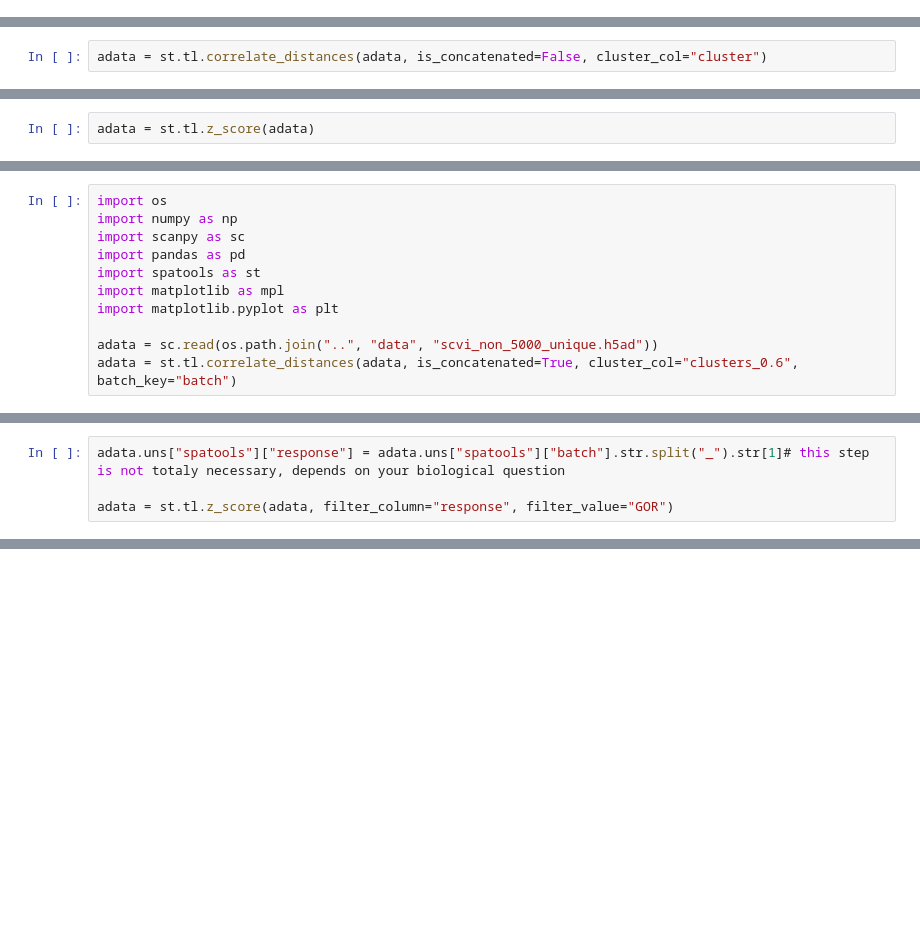
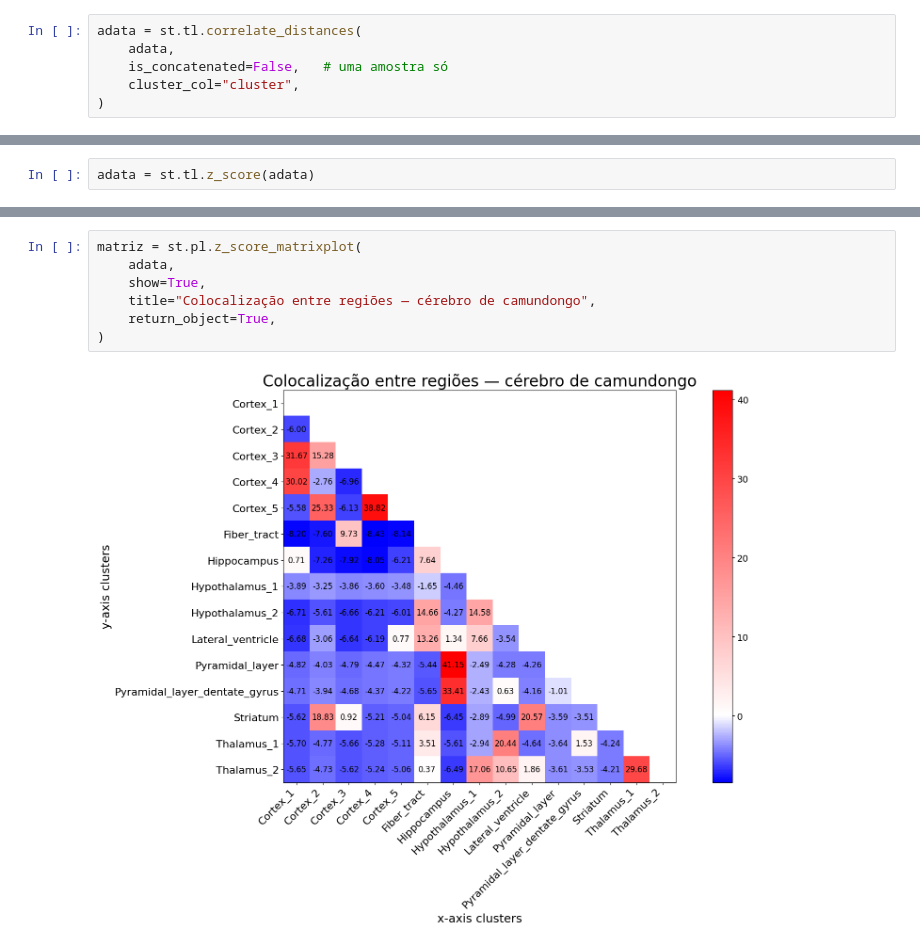
Before and after one commit to pedrovp161/spatools, a Jupyter notebook: Tutorials/clustering_correlation_analysis.ipynb, the cells around one changed output, grey strips where cells are left out. Drawn from its saved outputs; the diff is of its cells as text; blank space fills up the shorter version.

```diff
--- a/Tutorials/clustering_correlation_analysis.ipynb
+++ b/Tutorials/clustering_correlation_analysis.ipynb
@@ -16,0 +99,6 @@ adata = sq.datasets.visium_hne_adata()
+# %%
+adata = st.tl.correlate_distances(
+    adata,
+    is_concatenated=False,   # uma amostra só
+    cluster_col="cluster",
+)
@@ -49,2 +126,0 @@ Categories (15, object): ['Cortex_1', 'Cortex_2', 'Cortex_3', 'Cortex_4', ..., '
-# %%
-adata = st.tl.correlate_distances(adata, is_concatenated=False, cluster_col="cluster")
@@ -155,11 +143,0 @@ adata.uns["check_spots"]
-# %%
-import os
-import numpy as np
-import scanpy as sc
-import pandas as pd
-import spatools as st
-import matplotlib as mpl
-import matplotlib.pyplot as plt
-
-adata = sc.read(os.path.join("..", "data", "scvi_non_5000_unique.h5ad"))
-adata = st.tl.correlate_distances(adata, is_concatenated=True, cluster_col="clusters_0.6", batch_key="batch")
@@ -196,4 +143,0 @@ adata.uns["spatools"]# output of the previous function
-# %%
-adata.uns["spatools"]["response"] = adata.uns["spatools"]["batch"].str.split("_").str[1]# this step is not totaly necessary, depends on your biological question
-
-adata = st.tl.z_score(adata, filter_column="response", filter_value="GOR")
@@ -282,0 +176,9 @@ adata.uns["stats"]
+# %%
+matriz = st.pl.z_score_matrixplot(
+    adata,
+    show=True,
+    title="Colocalização entre regiões — cérebro de camundongo",
+    return_object=True,
+)
+# %% [output]
+[figure, added]
```
Also changed, not shown: parts of 66 cells of this notebook, 13 other files.
